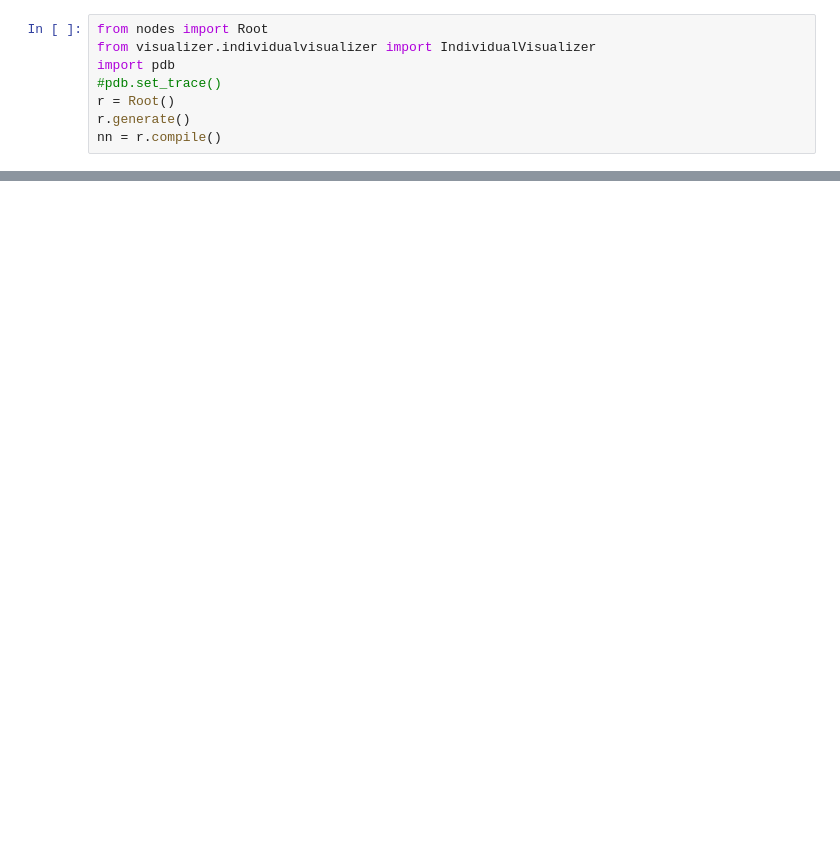
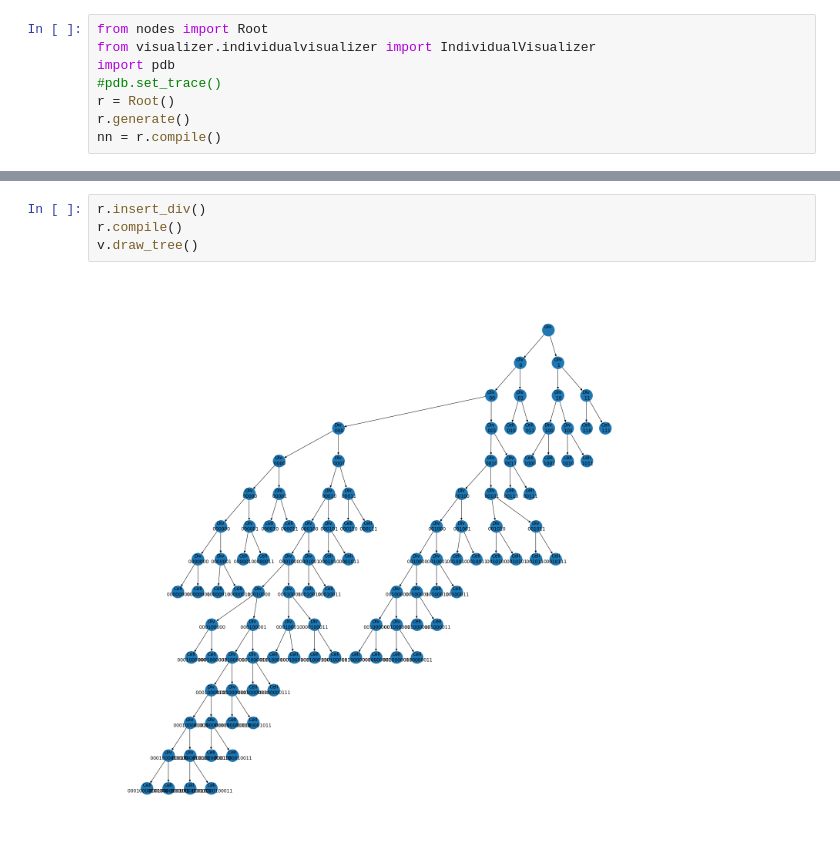
Before and after one commit to Remosy/MENNAG, a Jupyter notebook: src/grammar_tree_test.ipynb, the cells around one changed output, grey strips where cells are left out. Cells and saved outputs as stored; diff of their text form; blank space fills up the shorter version.

Commit message:
div insertion implementation

```diff
--- a/src/grammar_tree_test.ipynb
+++ b/src/grammar_tree_test.ipynb
@@ -107,0 +19,6 @@ v.draw_nn()
+# %%
+r.insert_div()
+r.compile()
+v.draw_tree()
+# %% [output]
+[figure, added]
```
Also changed, not shown: parts of 10 cells of this notebook, 3 other files.
